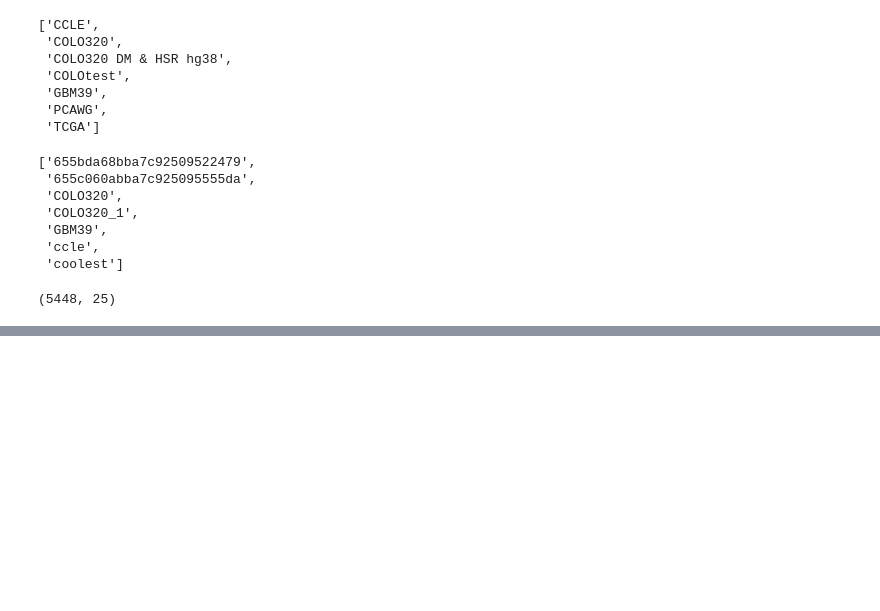
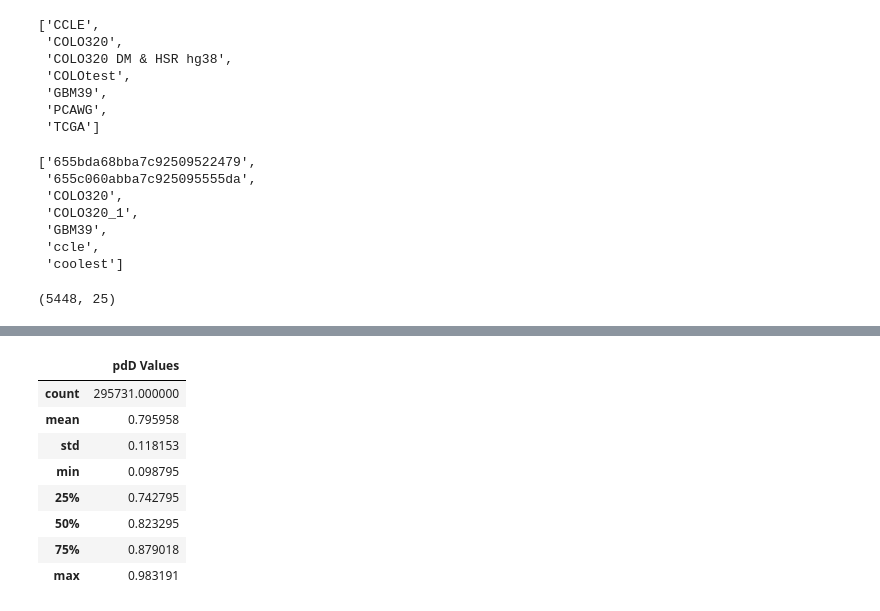
Before and after one commit to AmpliconSuite/AmpliconRepository, a Jupyter notebook: caper/caper/coamp_graph_notebook.ipynb, the cells around one changed output, grey strips where cells are left out. Cells and saved outputs as stored; diff of their text form; code cells hidden in the pictures; blank space fills up the shorter version.

```diff
--- a/caper/caper/coamp_graph_notebook.ipynb
+++ b/caper/caper/coamp_graph_notebook.ipynb
@@ -198,0 +183,13 @@ Preprocessing intervals and reformatting dataset took 0.0272 seconds
+# %%
+pdD_baseline = pd.DataFrame(pdD_baseline, columns=['pdD Values'])
+pdD_baseline.describe()
+# %% [output]
+|  | pdD Values |
+| count | 295731.000000 |
+| mean | 0.795958 |
+| std | 0.118153 |
+| min | 0.098795 |
+| 25% | 0.742795 |
+| 50% | 0.823295 |
+| 75% | 0.879018 |
+| max | 0.983191 |
```
Also changed, not shown: parts of 12 cells of this notebook, 3 other files.
